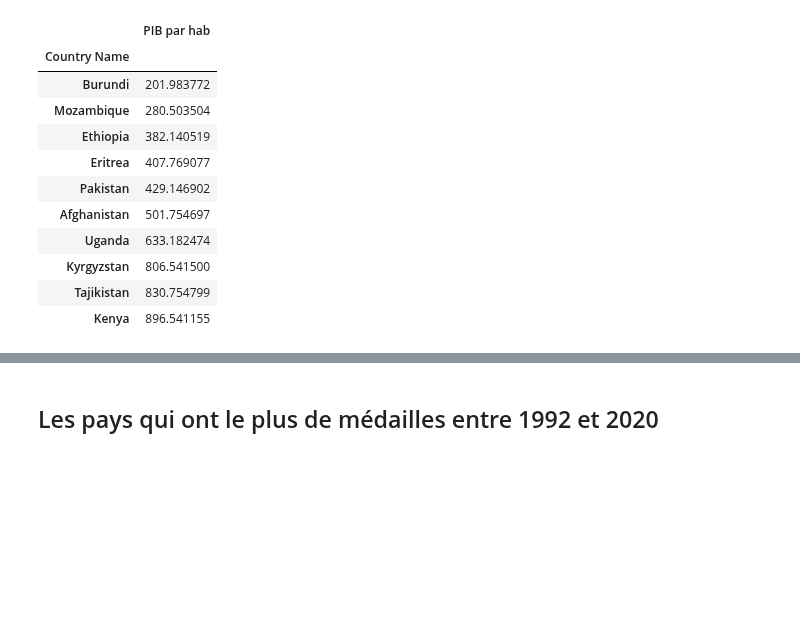
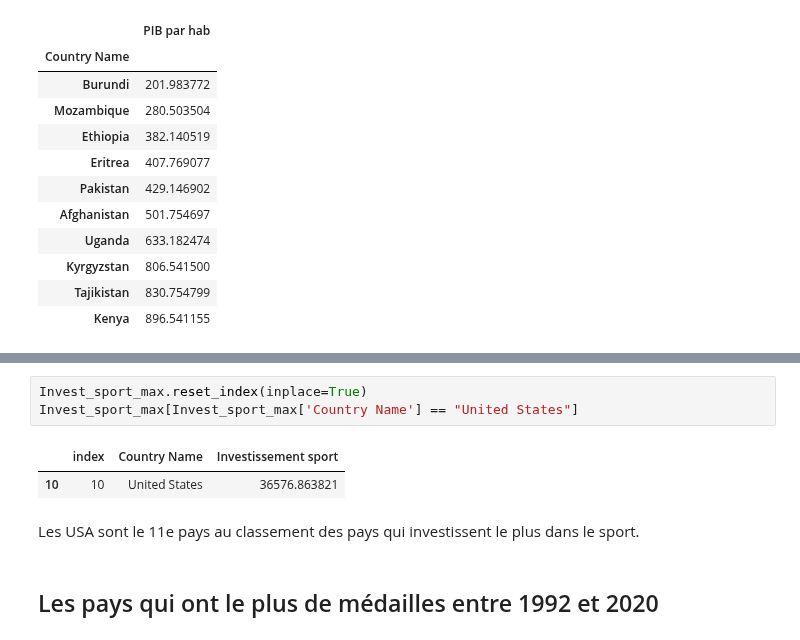
Before and after one commit to clemencebriodeau/Projet-python, a Jupyter notebook: Visualisation.ipynb, the cells around one changed output, grey strips where cells are left out. Saved outputs shown, nothing was run; the diff lists cells and outputs as text; blank space fills up the shorter version.

```diff
--- a/Visualisation.ipynb
+++ b/Visualisation.ipynb
@@ -81,3 +115,11 @@ PIB_min
+# %%
+Invest_sport_max.reset_index(inplace=True)
+Invest_sport_max[Invest_sport_max['Country Name'] == "United States"]
+# %% [output]
+|  | index | Country Name | Investissement sport |
+| 10 | 10 | United States | 36576.863821 |
+# %% [markdown]
+Les USA sont le 11e pays au classement des pays qui investissent le plus dans le sport.
 # %% [markdown]
 ## Les pays qui ont le plus de médailles entre 1992 et 2020
 # %% [markdown]
```
Also changed, not shown: parts of 5 cells of this notebook.
